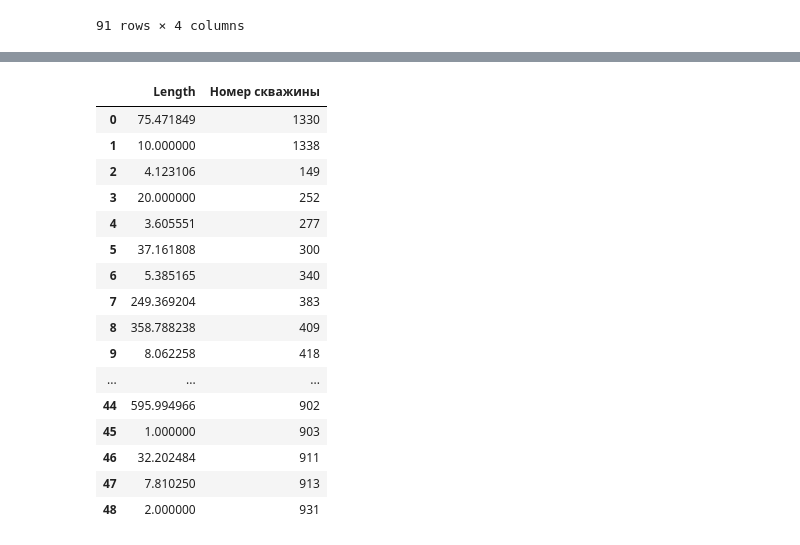
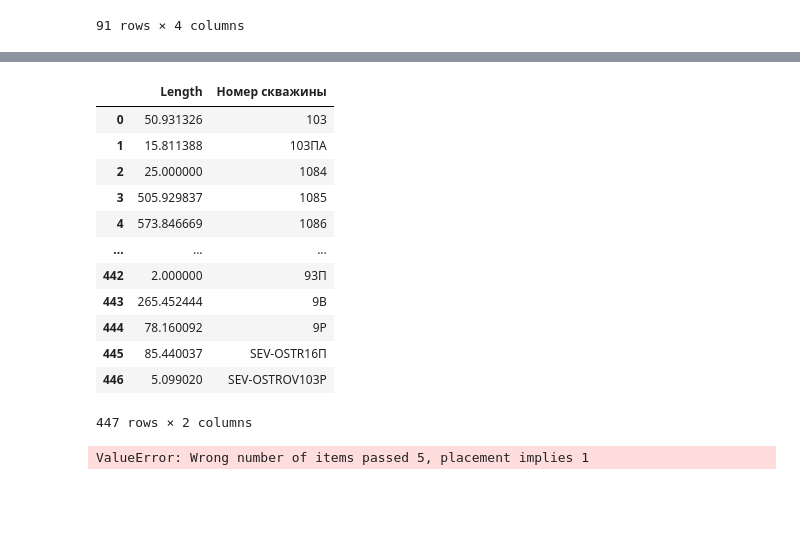
Before and after one commit to lybmvvs/appgazprom2.0, a Jupyter notebook: final variant.ipynb, the cells around one changed output, grey strips where cells are left out. Saved outputs shown, nothing was run; the diff lists cells and outputs as text; code cells hidden in the pictures; blank space fills up the shorter version.

```diff
--- a/final variant.ipynb
+++ b/final variant.ipynb
@@ -50,0 +77,4 @@ grp
+# %%
+
+coordinates=coordinates[~coordinates['№ скважины'].isin(my_wells_no_repeat)].reset_index(drop=True)
+coordinates
@@ -51,34 +95,35 @@ grp
 # %%
-#координаты скважин для нашего объекта
-my_wells=grp['Номер скважины'].tolist()
-my_wells_no_repeat = []
-for x in my_wells:
-    if x not in my_wells_no_repeat:
-        my_wells_no_repeat.append(x)
-coordinates=coordinates[coordinates['№ скважины'].isin(my_wells_no_repeat)].reset_index(drop=True)
+
 coordinates=coordinates.drop(['Координата X','Координата Y','Координата забоя Х (по траектории)','Координата забоя Y (по траектории)'],axis=1)
 new=coordinates['№ скважины'].tolist()
 coordinates['Номер скважины']=new
 coordinates=coordinates.drop(['№ скважины'],axis=1)
 coordinates
 # %% [output]
 |  | Length | Номер скважины |
-| 0 | 75.471849 | 1330 |
-| 1 | 10.000000 | 1338 |
-| 2 | 4.123106 | 149 |
-| 3 | 20.000000 | 252 |
-| 4 | 3.605551 | 277 |
-| 5 | 37.161808 | 300 |
-| 6 | 5.385165 | 340 |
-| 7 | 249.369204 | 383 |
-| 8 | 358.788238 | 409 |
-| 9 | 8.062258 | 418 |
+| 0 | 50.931326 | 103 |
+| 1 | 15.811388 | 103ПА |
+| 2 | 25.000000 | 1084 |
+| 3 | 505.929837 | 1085 |
+| 4 | 573.846669 | 1086 |
 | ... | ... | ... |
-| 44 | 595.994966 | 902 |
-| 45 | 1.000000 | 903 |
-| 46 | 32.202484 | 911 |
-| 47 | 7.810250 | 913 |
-| 48 | 2.000000 | 931 |
+| 442 | 2.000000 | 93П |
+| 443 | 265.452444 | 9В |
+| 444 | 78.160092 | 9Р |
+| 445 | 85.440037 | SEV-OSTR16П |
+| 446 | 5.099020 | SEV-OSTROV103Р |
+447 rows × 2 columns
+# %%
+#понимаем какие скважины горизонтальные по углу наклона
+
+final = grp.merge(coordinates, on='Номер скважины')
+final['Длиина ГС, м'] = final.apply(
+    lambda x:
+    x['Length'] if x['Наклон']>=70
+    else 0, axis=1)
+final
+# %% [output]
+ValueError: Wrong number of items passed 5, placement implies 1
 # %%
 #понимаем какие скважины горизонтальные по углу наклона
 
```
Also changed, not shown: parts of 27 cells of this notebook, 2 other files.
